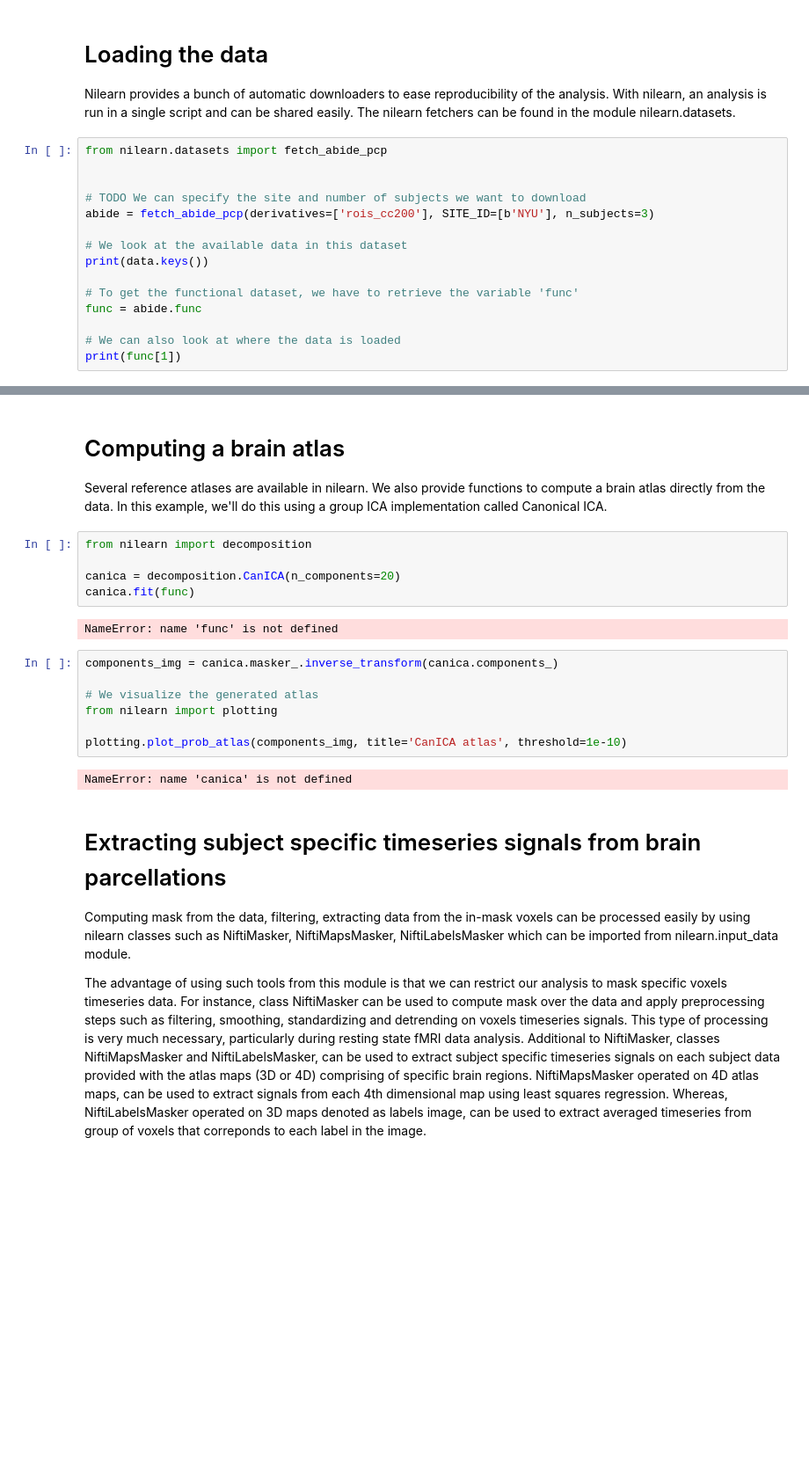
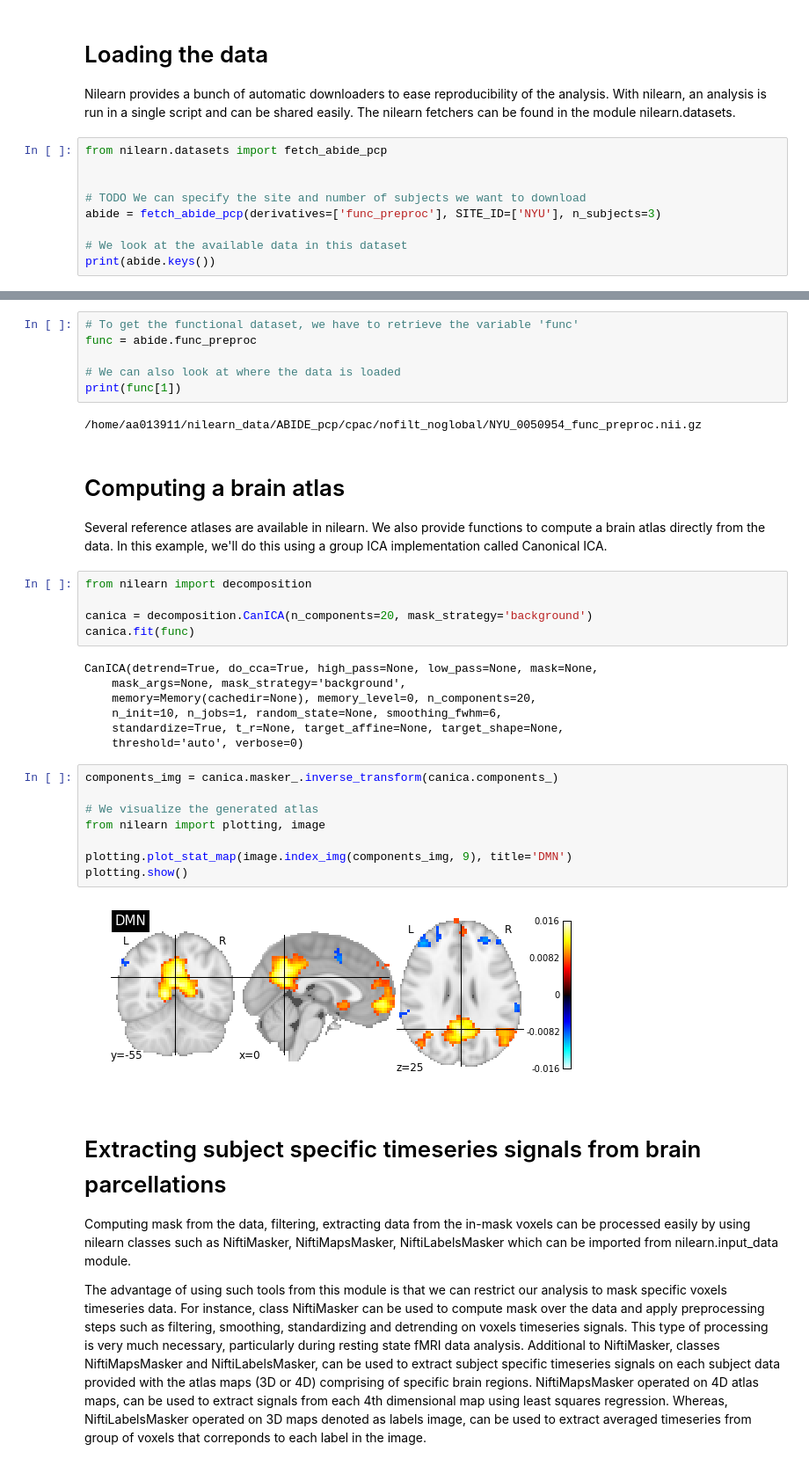
Before and after one commit to Joaoloula/nilearn-tutorial-brainhack-2016-vienna, a Jupyter notebook: Nilearn-Tutorial-Brainhack-2016-Vienna.ipynb, the cells around one changed output, grey strips where cells are left out. Shown at 88% size. Saved outputs shown, nothing was run; the diff lists cells and outputs as text; blank space fills up the shorter version.

```diff
--- a/Nilearn-Tutorial-Brainhack-2016-Vienna.ipynb
+++ b/Nilearn-Tutorial-Brainhack-2016-Vienna.ipynb
@@ -20,14 +21,8 @@ from nilearn.datasets import fetch_abide_pcp
 
 
 # TODO We can specify the site and number of subjects we want to download
-abide = fetch_abide_pcp(derivatives=['rois_cc200'], SITE_ID=[b'NYU'], n_subjects=3)
+abide = fetch_abide_pcp(derivatives=['func_preproc'], SITE_ID=['NYU'], n_subjects=3)
 
 # We look at the available data in this dataset
-print(data.keys())
-
-# To get the functional dataset, we have to retrieve the variable 'func'
-func = abide.func
-
-# We can also look at where the data is loaded
-print(func[1])
+print(abide.keys())
 # %% [output]
@@ -36,3 +30,11 @@ URLError: <urlopen error [Errno 111] Connection refused| Error while fetching fi
+# %%
+# To get the functional dataset, we have to retrieve the variable 'func'
+func = abide.func_preproc
+
+# We can also look at where the data is loaded
+print(func[1])
+# %% [output]
+/home/aa013911/nilearn_data/ABIDE_pcp/cpac/nofilt_noglobal/NYU_0050954_func_preproc.nii.gz
 # %% [markdown]
 # Computing a brain atlas
 
@@ -40,19 +42,25 @@ Several reference atlases are available in nilearn. We also provide functions to
 # %%
 from nilearn import decomposition
 
-canica = decomposition.CanICA(n_components=20)
+canica = decomposition.CanICA(n_components=20, mask_strategy='background')
 canica.fit(func)
 # %% [output]
-NameError: name 'func' is not defined
+CanICA(detrend=True, do_cca=True, high_pass=None, low_pass=None, mask=None,
+    mask_args=None, mask_strategy='background',
+    memory=Memory(cachedir=None), memory_level=0, n_components=20,
+    n_init=10, n_jobs=1, random_state=None, smoothing_fwhm=6,
+    standardize=True, t_r=None, target_affine=None, target_shape=None,
+    threshold='auto', verbose=0)
 # %%
 components_img = canica.masker_.inverse_transform(canica.components_)
 
 # We visualize the generated atlas
-from nilearn import plotting
+from nilearn import plotting, image
 
-plotting.plot_prob_atlas(components_img, title='CanICA atlas', threshold=1e-10)
+plotting.plot_stat_map(image.index_img(components_img, 9), title='DMN')
+plotting.show()
 # %% [output]
-NameError: name 'canica' is not defined
+[figure, added]
 # %% [markdown]
 # Extracting subject specific timeseries signals from brain parcellations
 
```
Also changed, not shown: parts of 18 cells of this notebook.
